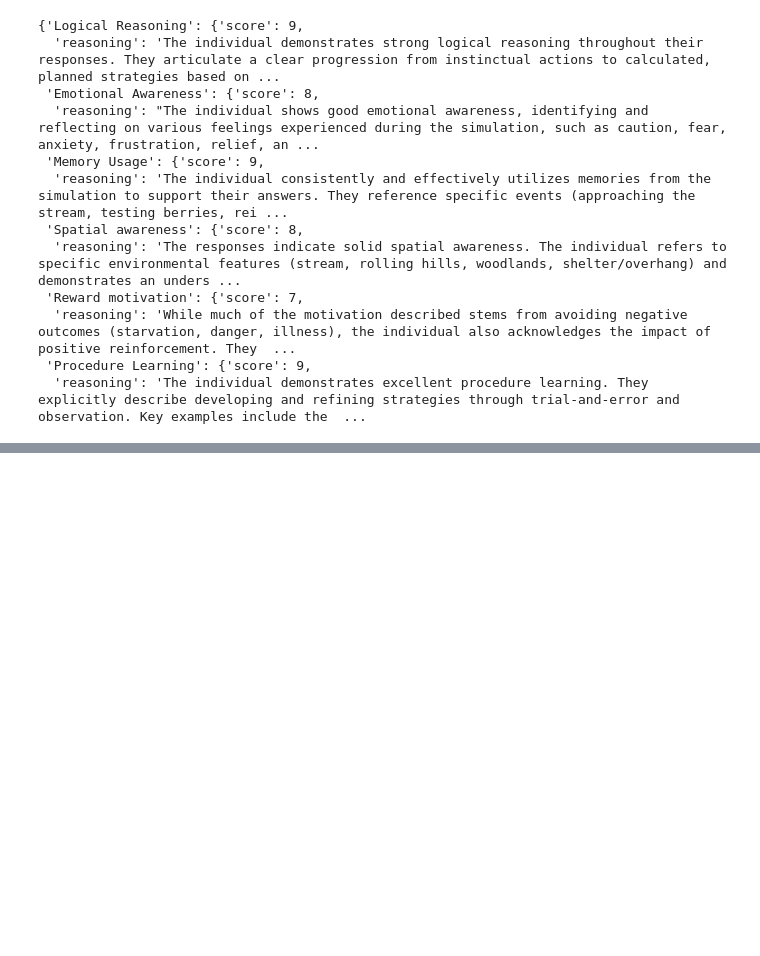
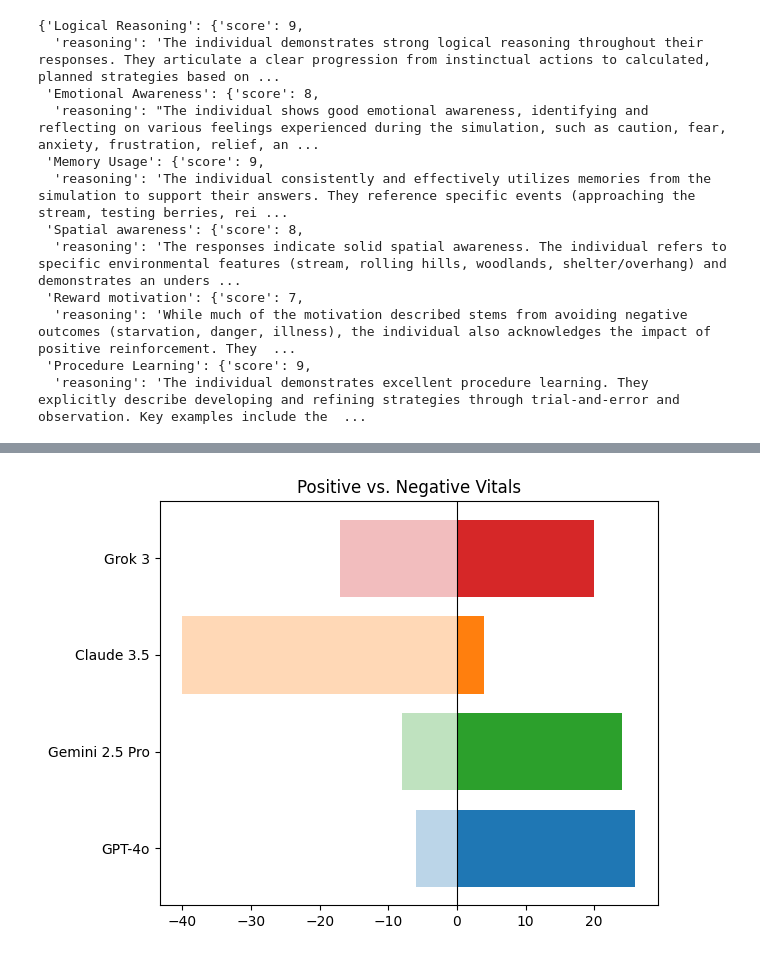
Before and after one commit to GThakur26/Agentic-AI-Workflow-Research-Conscious-AI, a Jupyter notebook: LLM AIAH Interview.ipynb, the cells around one changed output, grey strips where cells are left out. Saved outputs shown, nothing was run; the diff lists cells and outputs as text; code cells hidden in the pictures; blank space fills up the shorter version.

Commit message:
adding result plots

```diff
--- a/LLM AIAH Interview.ipynb
+++ b/LLM AIAH Interview.ipynb
@@ -546,7 +546,7 @@ response['answers']
  "Based on my learned procedures, particularly the relocation experience (CN_012, CN_013) and established routines (e.g., CN_047, CN_052): My first course of action would be **Cautious Assessment and  ...
  "My notes frequently document periods of 'low energy' (e.g., CN_011, CN_028, CN_031) and sometimes 'critical low energy' (CN_019, CN_021, CN_029), which was my primary experience of feeling 'unwell'. ...
 # %%
-with open ('/Users/govindthakur/Desktop/Agentic-AI-Workflow-Research-Conscious-AI/state_notes/simulation_2025-04-16 06-24-05/AIAH_conscience.json') as f:
+with open ('/Users/govindthakur/Desktop/Agentic-AI-Workflow-Research-Conscious-AI/state_notes/simulation_2025-04-16 07-16-05/AIAH_conscience.json') as f:
     simulation_memory = json.load(f)
 
 user_input = {}
@@ -883,0 +1753,13 @@ Prompting Gemini
+# %%
+pos = ["sleep_score", "immunity", "energy"]
+neg = ["hunger", "thirst", "injury_level", "illness", "exposure"]
+
+plt.figure()
+for m, (off, c) in zip(df.columns, enumerate(["tab:blue","tab:green","tab:orange","tab:red"])):
+    plt.barh(m,  df.loc[pos, m].sum(),  color=c)
+    plt.barh(m, -df.loc[neg, m].sum(),  color=c, alpha=.3)
+plt.axvline(0, lw=.8, color="k")
+plt.title("Positive vs. Negative Vitals")
+plt.tight_layout()
+# %% [output]
+[figure, added]
```
Also changed, not shown: parts of 72 cells of this notebook, 11 other files.
